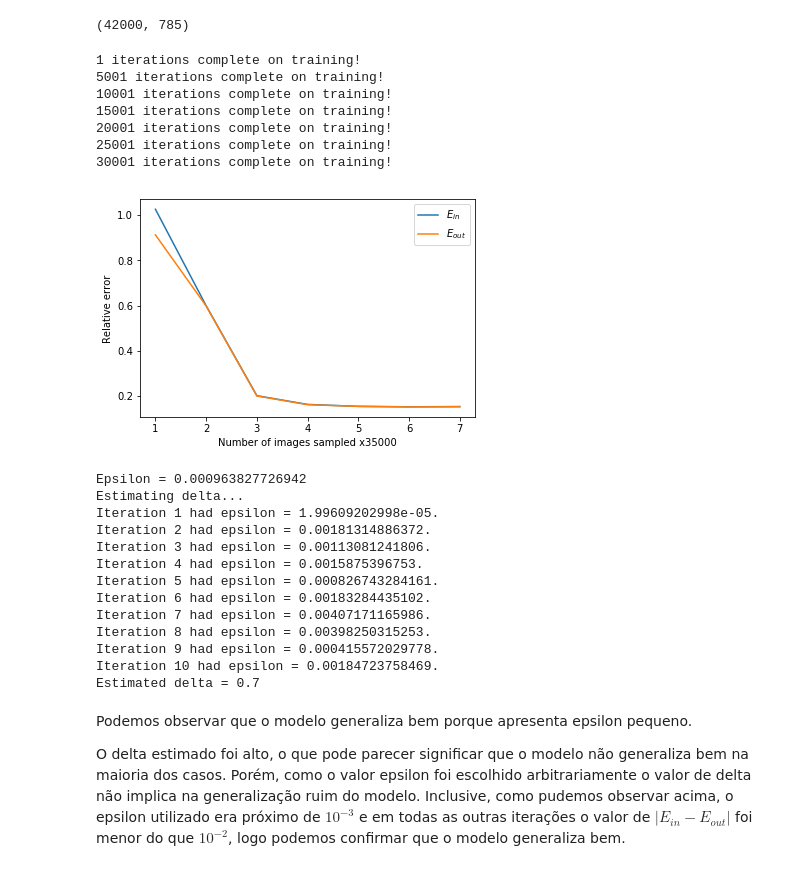
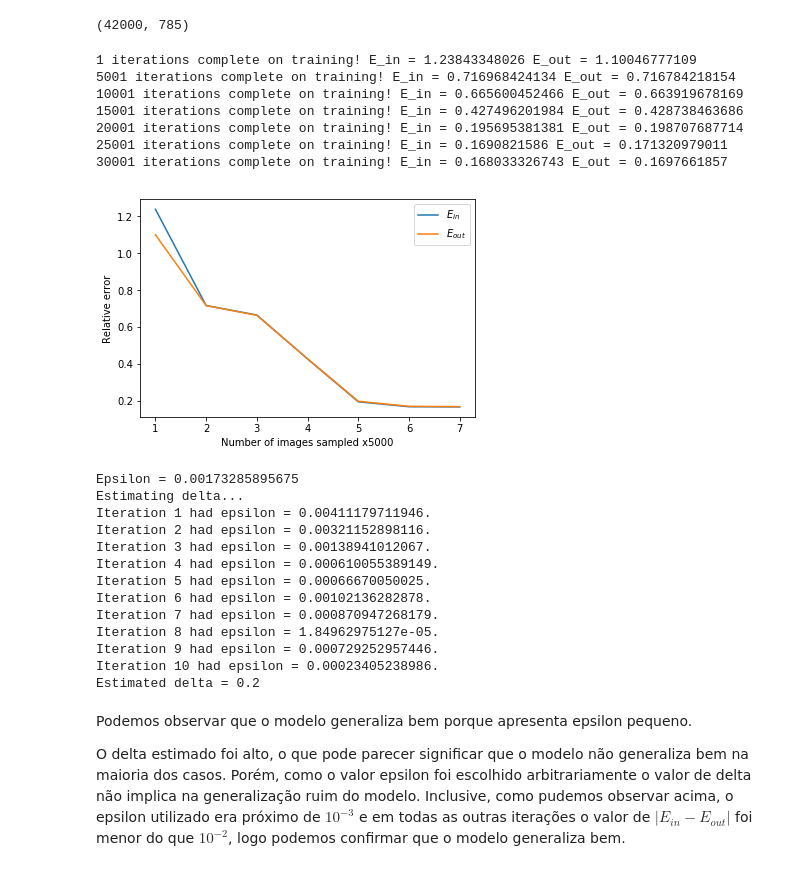
Before and after one commit to gustavoem/bcc, a Jupyter notebook: 7semestre/460/ep3/ep3.ipynb, the cells around one changed output. Cells and saved outputs as stored; diff of their text form; code cells hidden in the pictures.

```diff
--- a/7semestre/460/ep3/ep3.ipynb
+++ b/7semestre/460/ep3/ep3.ipynb
@@ -22,7 +22,7 @@ def plot_error (n, errors_list, labels_list):
     handlers, labels = ax.get_legend_handles_labels ()
     ax.legend (handlers, labels, loc = 'upper right', numpoints = 1)
     plt.ylabel ('Relative error')
-    plt.xlabel ('Number of images sampled x35000')
+    plt.xlabel ('Number of images sampled x5000')
     plt.show ()
     plt.clf ()
 
@@ -125,7 +125,7 @@ def createNN (hidden1_size, hidden2_size):
         h_y = tf.tanh (s2)
         return h_y
 
-h_y = createNN (100, 50)
+h_y = createNN (300, 100)
 cost = tf.reduce_mean (tf.square (Y - h_y))
 optimizer = tf.train.GradientDescentOptimizer (0.01).minimize (cost)
 
@@ -147,7 +147,6 @@ for i in range (35000):
     _, err = sess.run ([optimizer, cost], {X: features, Y: label})
 
     if (i % 5000 == 0):
-        print (str (i + 1) + " iterations complete on training!")
         # Calculates e_in
         e_in = avg_error (data[:i + 1, :], X, Y, cost)
         e_in_arr.append (e_in)
@@ -155,6 +154,10 @@ for i in range (35000):
         # Calculates e_out
         e_out = avg_error (data[35000:, :], X, Y, cost)
         e_out_arr.append (e_out)
+
+        print (str (i + 1) + " iterations complete on training!" +
+               " E_in = " + str (e_in) +
+               " E_out = " + str (e_out))
 
 
 # Plots learning curve
@@ -167,54 +170,54 @@ plot_error (7, erros_list, labels_list)
 epsilon = abs (e_out_arr[-1] - e_in_arr[-1])
 print ("Epsilon = "  + str (epsilon))
 
 
 # Estimates delta
 print ("Estimating delta...")
 delta = .0
 for i in range (10):
     sess.run (init)
     training_set, validation_set = validation_partition (data,
                                                          42000 - 7000)
 
     for j in range (training_set.shape[0]):
         features = np.empty ([1, features_size])
         features[0, :] = training_set[j, 1:]
         label = np.empty ([1, output_size])
         label[0, :] = int_to_binary_arr (training_set[j, 0])
         # SGD iteration
         sess.run (optimizer, {X: features, Y: label})
 
     e_in = avg_error (training_set, X, Y, cost)
     e_out = avg_error (validation_set, X, Y, cost)
 
     if (abs (e_in - e_out) > epsilon):
         delta += 1.
     print ("Iteration " + str (i + 1) + " had epsilon = " +
            str (abs (e_in - e_out)) + ".")
 delta /= 10
 print ("Estimated delta = " + str (delta))
 # %% [output]
-1 iterations complete on training!
-5001 iterations complete on training!
-10001 iterations complete on training!
-15001 iterations complete on training!
-20001 iterations complete on training!
-25001 iterations complete on training!
-30001 iterations complete on training!
+1 iterations complete on training! E_in = 1.23843348026 E_out = 1.10046777109
+5001 iterations complete on training! E_in = 0.716968424134 E_out = 0.716784218154
+10001 iterations complete on training! E_in = 0.665600452466 E_out = 0.663919678169
+15001 iterations complete on training! E_in = 0.427496201984 E_out = 0.428738463686
+20001 iterations complete on training! E_in = 0.195695381381 E_out = 0.198707687714
+25001 iterations complete on training! E_in = 0.1690821586 E_out = 0.171320979011
+30001 iterations complete on training! E_in = 0.168033326743 E_out = 0.1697661857
-[figure, old version]
+[figure, new version]
-Epsilon = 0.000963827726942
+Epsilon = 0.00173285895675
 Estimating delta...
-Iteration 1 had epsilon = 1.99609202998e-05.
-Iteration 2 had epsilon = 0.00181314886372.
-Iteration 3 had epsilon = 0.00113081241806.
-Iteration 4 had epsilon = 0.0015875396753.
-Iteration 5 had epsilon = 0.000826743284161.
-Iteration 6 had epsilon = 0.00183284435102.
-Iteration 7 had epsilon = 0.00407171165986.
-Iteration 8 had epsilon = 0.00398250315253.
-Iteration 9 had epsilon = 0.000415572029778.
-Iteration 10 had epsilon = 0.00184723758469.
-Estimated delta = 0.7
+Iteration 1 had epsilon = 0.00411179711946.
+Iteration 2 had epsilon = 0.00321152898116.
+Iteration 3 had epsilon = 0.00138941012067.
+Iteration 4 had epsilon = 0.000610055389149.
+Iteration 5 had epsilon = 0.00066670050025.
+Iteration 6 had epsilon = 0.00102136282878.
+Iteration 7 had epsilon = 0.000870947268179.
+Iteration 8 had epsilon = 1.84962975127e-05.
+Iteration 9 had epsilon = 0.000729252957446.
+Iteration 10 had epsilon = 0.00023405238986.
+Estimated delta = 0.2
 # %% [markdown]
 Podemos observar que o modelo generaliza bem porque apresenta epsilon pequeno.
 
```
Also changed, not shown: parts of 2 cells of this notebook, 1 other file.
